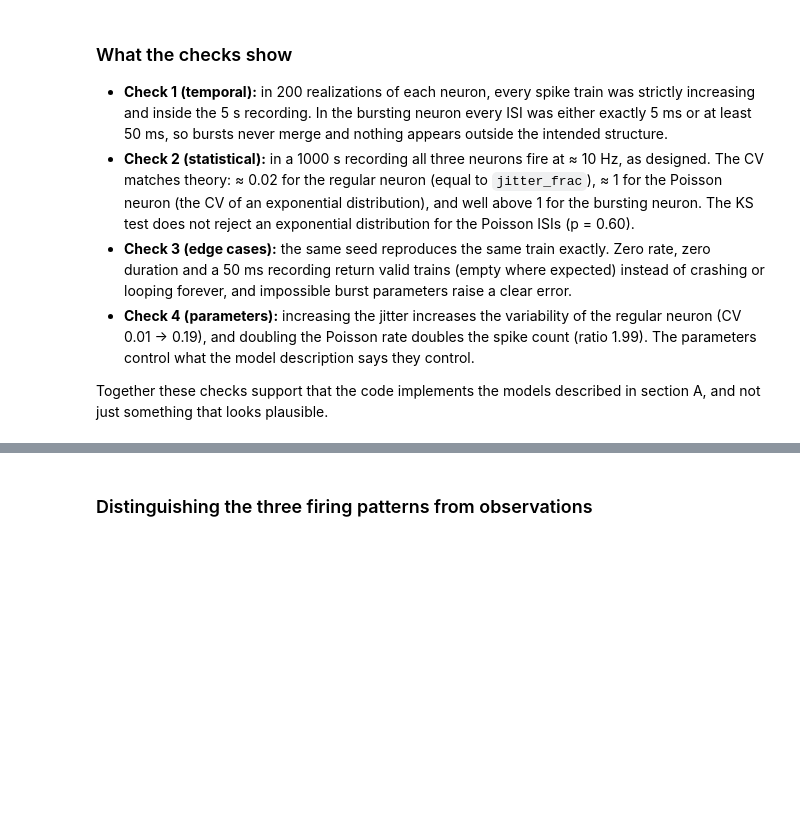
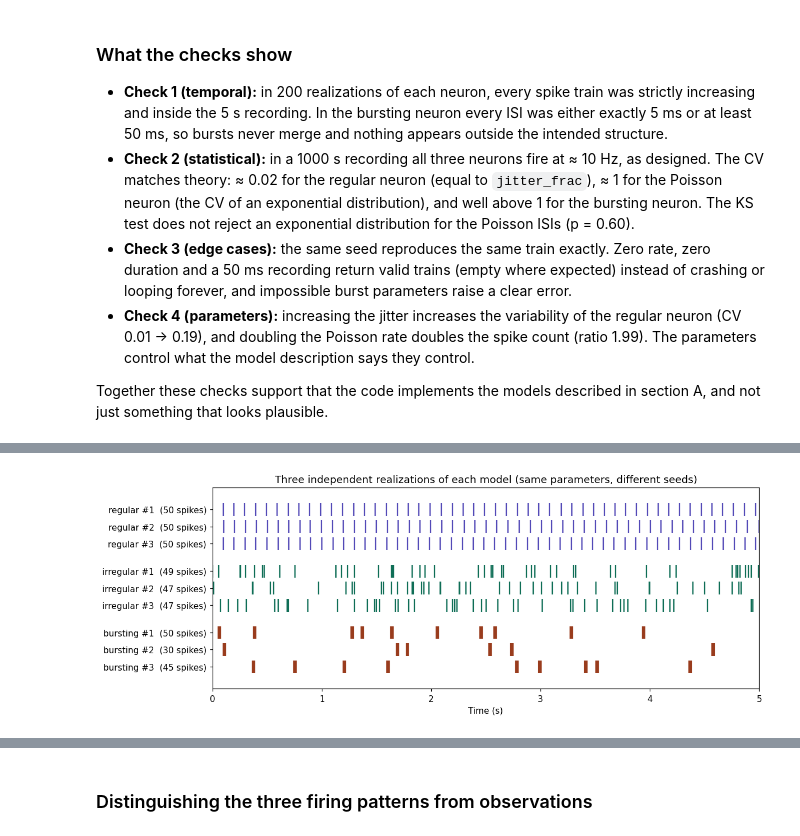
Before and after one commit to yonipick-subair/MiniProject_1, a Jupyter notebook: Q1_neural_spikes.ipynb, the cells around one changed output, grey strips where cells are left out. Cells and saved outputs as stored; diff of their text form; code cells hidden in the pictures; blank space fills up the shorter version.

Commit message:
Q1 section D: realizations and classification rule

```diff
--- a/Q1_neural_spikes.ipynb
+++ b/Q1_neural_spikes.ipynb
@@ -371,0 +414,22 @@ Together these checks support that the code implements the models described in s
+# %%
+# ---------- D.2 Do realizations of the same model look different? ----------
+fig, ax = plt.subplots(figsize=(11, 4.2))
+offset, yticks, ylabels = 0, [], []
+for name in SIMULATORS:
+    for k in range(3):                                  # the first three realizations of each model
+        ax.eventplot(real_trains[name][k], lineoffsets=offset, linelengths=0.75, colors=COLORS[name])
+        n = len(real_trains[name][k])
+        yticks.append(offset)
+        ylabels.append(f"{name} #{k + 1}  ({n} spikes)")
+        offset -= 1
+    offset -= 0.6                                       # gap between the three models
+ax.set_yticks(yticks)
+ax.set_yticklabels(ylabels)
+ax.set_xlim(0, DURATION)
+ax.set_xlabel("Time (s)")
+ax.set_title("Three independent realizations of each model (same parameters, different seeds)")
+fig.tight_layout()
+save_fig(fig, "realizations_raster")
+plt.show()
+# %% [output]
+[figure, added]
```
Also changed, not shown: parts of 6 cells of this notebook.
